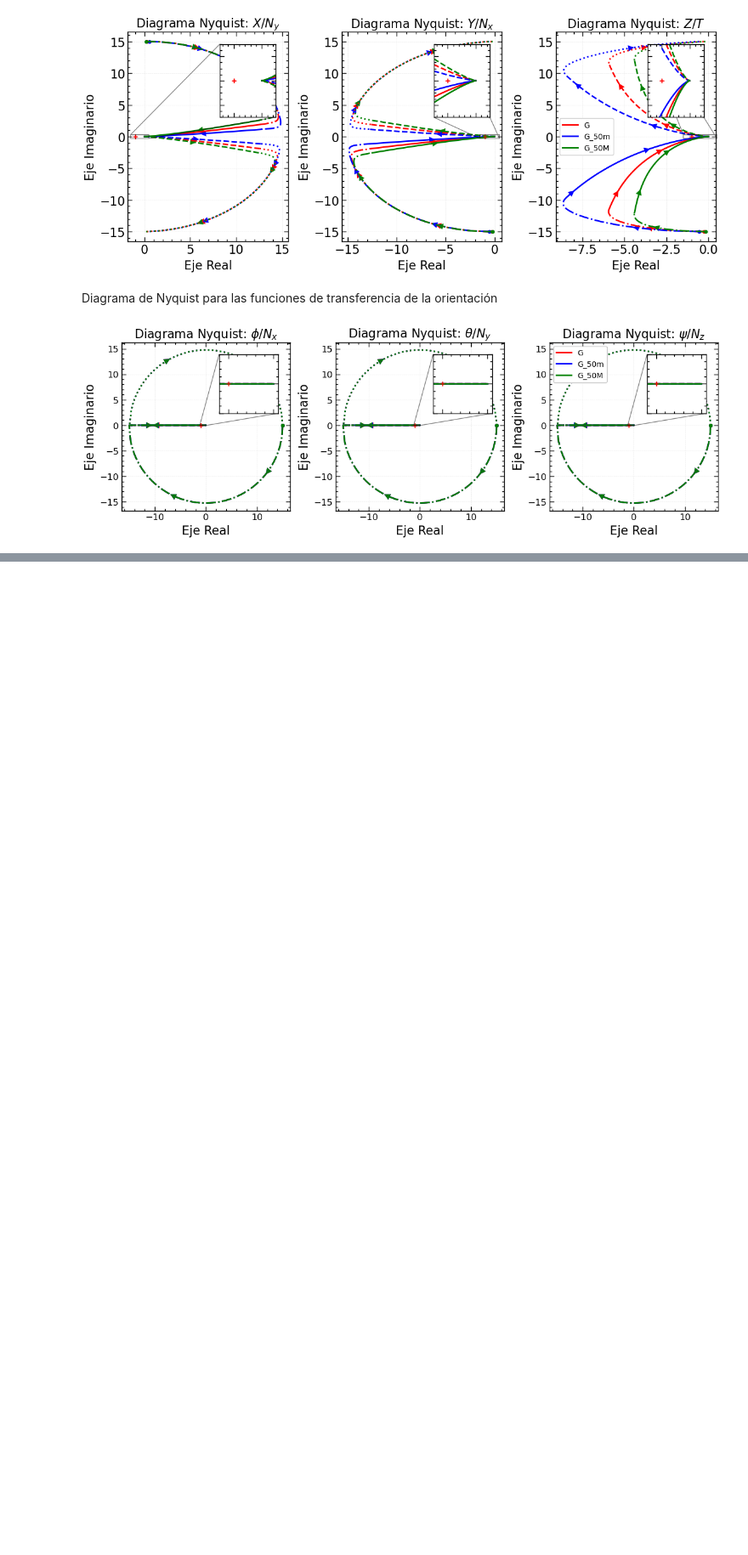
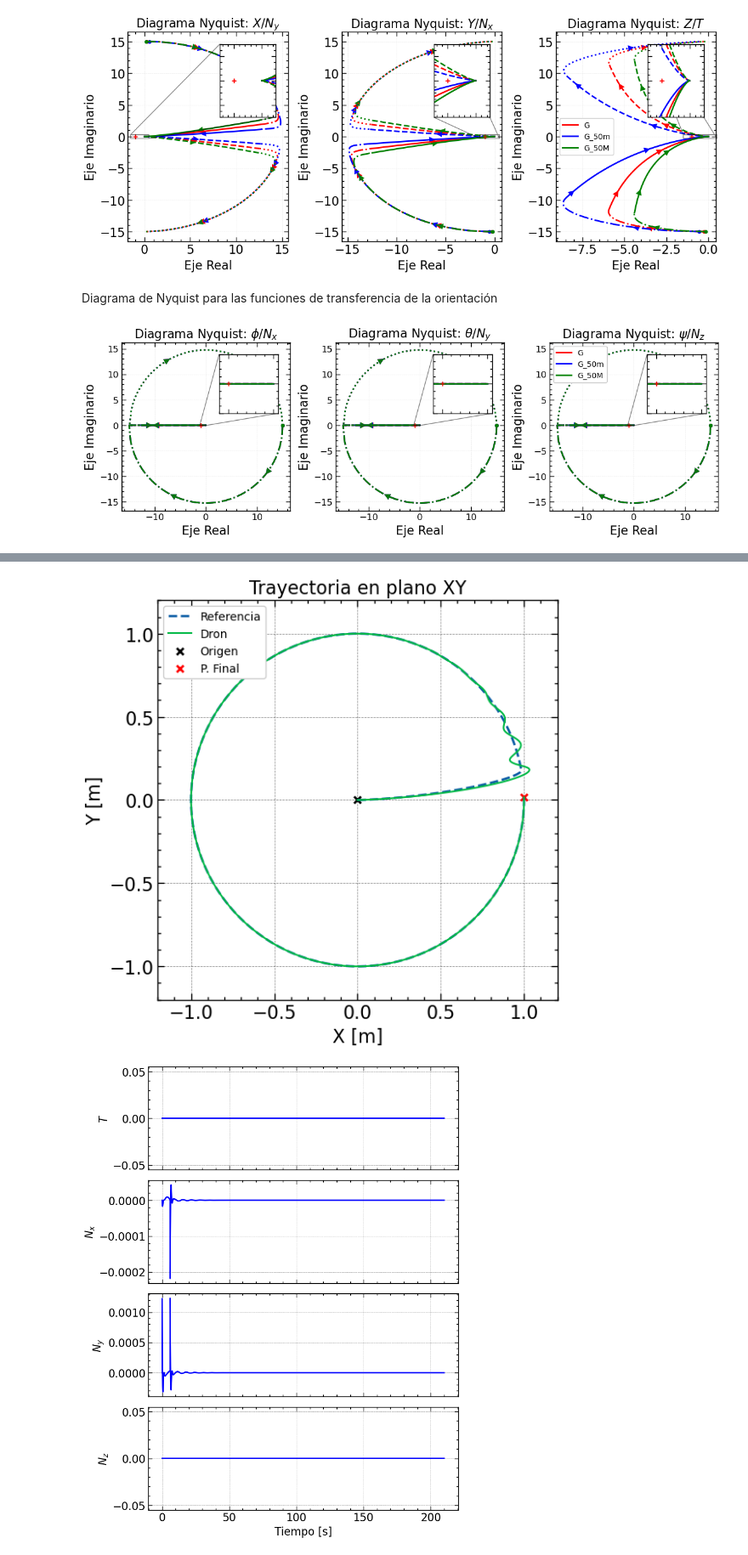
Before and after one commit to physicsIS/quadcopter, a Jupyter notebook: math_model.ipynb, the cells around one changed output, grey strips where cells are left out. Shown at 85% size. Cells and saved outputs as stored; diff of their text form; code cells hidden in the pictures; blank space fills up the shorter version.

```diff
--- a/math_model.ipynb
+++ b/math_model.ipynb
@@ -925,0 +1035,41 @@ plt.show()
+# %%
+# ===============================
+# PLOTS
+# ===============================
+
+xd, yd, zd = ref_hist[:,0], ref_hist[:,1], ref_hist[:,2]
+x, y, z = hist[:,0], hist[:,2], hist[:,4]
+
+
+# Trayectoria en plano XY
+
+fig, ax = plt.subplots(figsize=(6,6))
+
+ax.plot(xd, yd, '--', linewidth=2, label='Referencia')
+ax.plot(x, y, '-', linewidth=1.5, label='Dron')
+ax.scatter(0.0,0.0, color='black', marker='x', label='Origen')
+ax.scatter(x[-1],y[-1], color='red', marker='x', label='P. Final')
+ax.set_xlim(-1.2, 1.2)
+ax.set_ylim(-1.2, 1.2)
+ax.set_aspect('equal')
+ax.legend(fontsize=10, loc='upper left')
+ax.set_title('Trayectoria en plano XY')
+ax.set_xlabel('X [m]')
+ax.set_ylabel('Y [m]')
+fig.tight_layout()
+fig.savefig("imgs/trajectory_xy.png", dpi=300)
+
+# Inputs vs tiempo
+
+fig, ax = plt.subplots(4,1, figsize=(8,10), sharex=True)
+labels = [r'$T$', r'$N_x$', r'$N_y$', r'$N_z$']
+for i in range(4):
+	ax[i].plot(t, u_hist[:,i], color='blue')
+	ax[i].set_ylabel(labels[i])
+	ax[i].grid(True, linestyle='--', alpha=0.5)
+ax[-1].set_xlabel('Tiempo [s]')
+fig.tight_layout()
+fig.savefig("imgs/inputs_vs_time.png", dpi=300)
+# %% [output]
+[figure, added]
+[figure, added]
```
Also changed, not shown: parts of 6 cells of this notebook, 15 other files.
